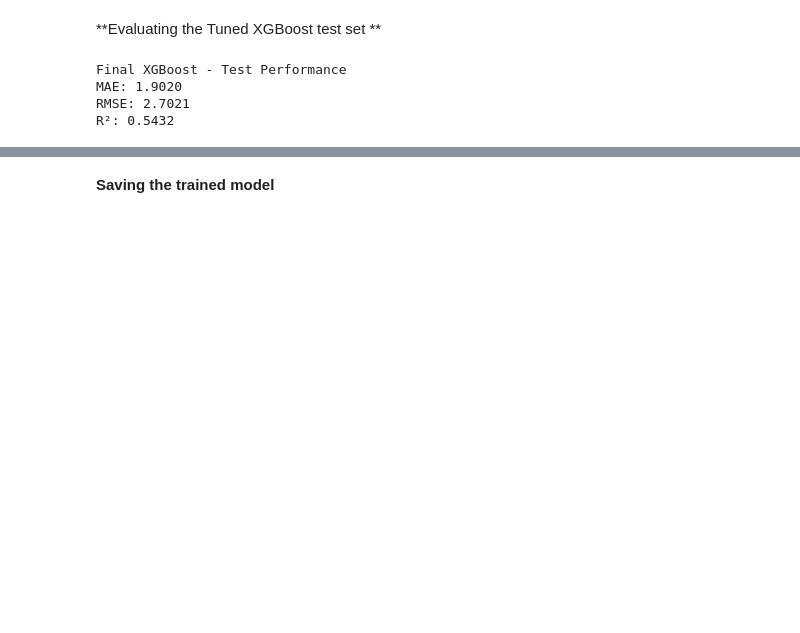
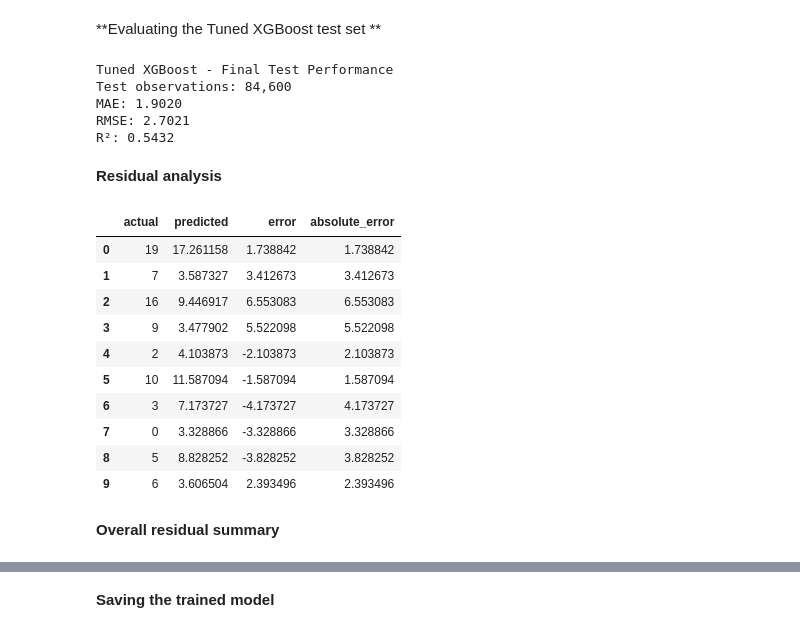
Before and after one commit to MwangiJoseph-25/pharmacy_retail_intelligence, a Jupyter notebook: Notebooks/pharmacy_demand_forecasting_analysis_and_modeling.ipynb, the cells around one changed output, grey strips where cells are left out. Drawn from its saved outputs; the diff is of its cells as text; code cells hidden in the pictures; blank space fills up the shorter version.

```diff
--- a/Notebooks/pharmacy_demand_forecasting_analysis_and_modeling.ipynb
+++ b/Notebooks/pharmacy_demand_forecasting_analysis_and_modeling.ipynb
@@ -1293,18 +1746,58 @@ xgb_bias_analysis
 # %% [markdown]
 **Evaluating the Tuned XGBoost test set **
 # %%
-test_pred = best_xgb_model.predict(X_test)
+# Generate predictions on the untouched test set
+xgb_test_predictions = xgb_search.best_estimator_.predict(X_test)
 
-test_mae = mean_absolute_error(y_test, test_pred)
-test_rmse = np.sqrt(mean_squared_error(y_test, test_pred))
-test_r2 = r2_score(y_test, test_pred)
+# Calculate final test metrics
+actual_test = y_test.to_numpy()
 
-print("Final XGBoost - Test Performance")
+test_mae = np.mean(np.abs(actual_test - xgb_test_predictions))
+test_rmse = np.sqrt(np.mean((actual_test - xgb_test_predictions) ** 2))
+test_r2 = 1 - (
+    np.sum((actual_test - xgb_test_predictions) ** 2)
+    / np.sum((actual_test - actual_test.mean()) ** 2)
+)
+
+print("Tuned XGBoost - Final Test Performance")
+print(f"Test observations: {len(actual_test):,}")
 print(f"MAE: {test_mae:.4f}")
 print(f"RMSE: {test_rmse:.4f}")
 print(f"R²: {test_r2:.4f}")
 # %% [output]
-Final XGBoost - Test Performance
+Tuned XGBoost - Final Test Performance
+Test observations: 84,600
 MAE: 1.9020
 RMSE: 2.7021
 R²: 0.5432
+# %% [markdown]
+**Residual analysis**
+# %%
+# Create a test results dataframe
+test_results = pd.DataFrame({
+    'actual': actual_test,
+    'predicted': xgb_test_predictions
+})
+
+# Calculate prediction errors
+test_results['error'] = (
+    test_results['actual'] - test_results['predicted']
+)
+
+test_results['absolute_error'] = test_results['error'].abs()
+
+test_results.head(10)
+# %% [output]
+|  | actual | predicted | error | absolute_error |
+| 0 | 19 | 17.261158 | 1.738842 | 1.738842 |
+| 1 | 7 | 3.587327 | 3.412673 | 3.412673 |
+| 2 | 16 | 9.446917 | 6.553083 | 6.553083 |
+| 3 | 9 | 3.477902 | 5.522098 | 5.522098 |
+| 4 | 2 | 4.103873 | -2.103873 | 2.103873 |
+| 5 | 10 | 11.587094 | -1.587094 | 1.587094 |
+| 6 | 3 | 7.173727 | -4.173727 | 4.173727 |
+| 7 | 0 | 3.328866 | -3.328866 | 3.328866 |
+| 8 | 5 | 8.828252 | -3.828252 | 3.828252 |
+| 9 | 6 | 3.606504 | 2.393496 | 2.393496 |
+# %% [markdown]
+**Overall residual summary**
```
Also changed, not shown: parts of 46 cells of this notebook.
